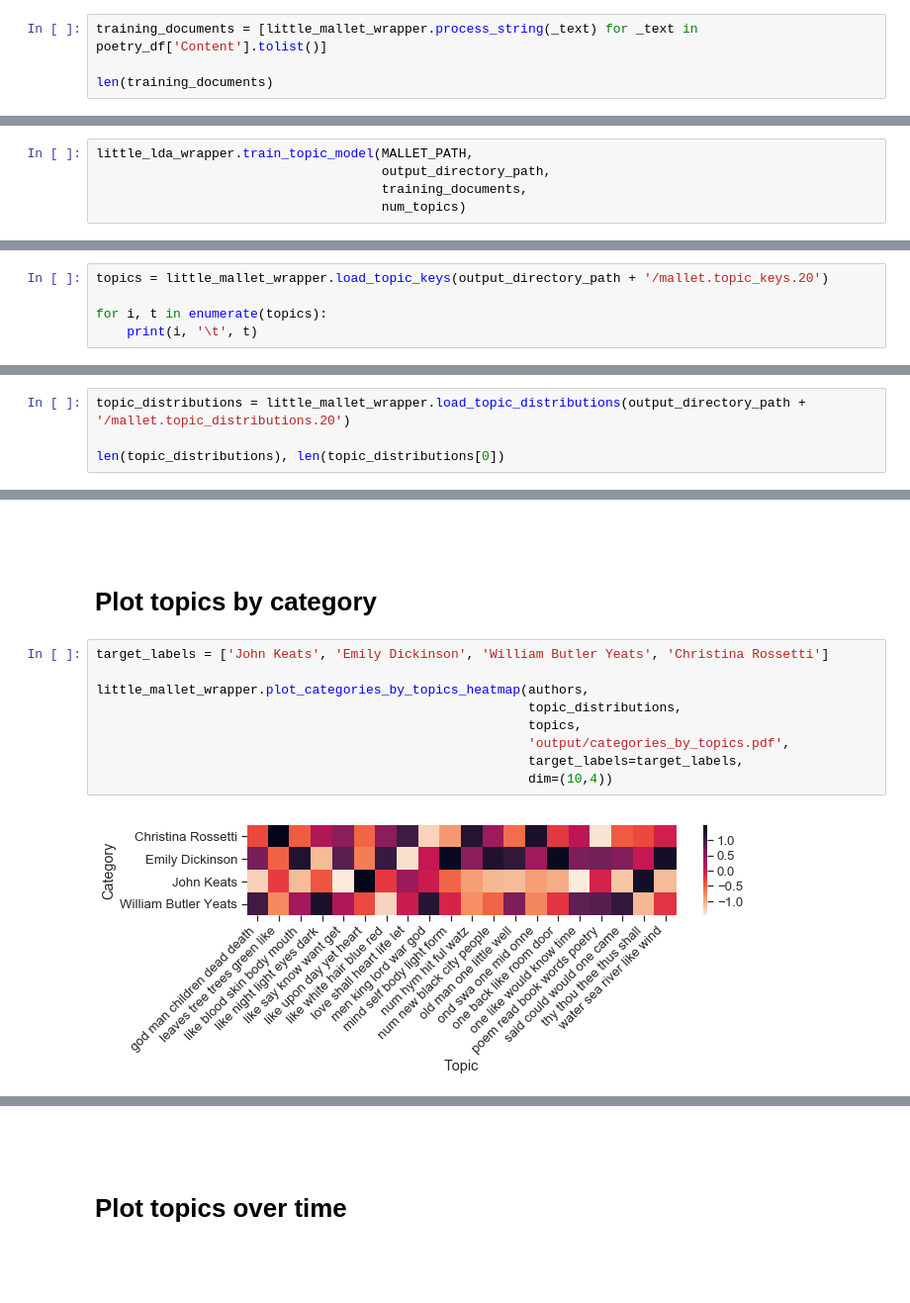
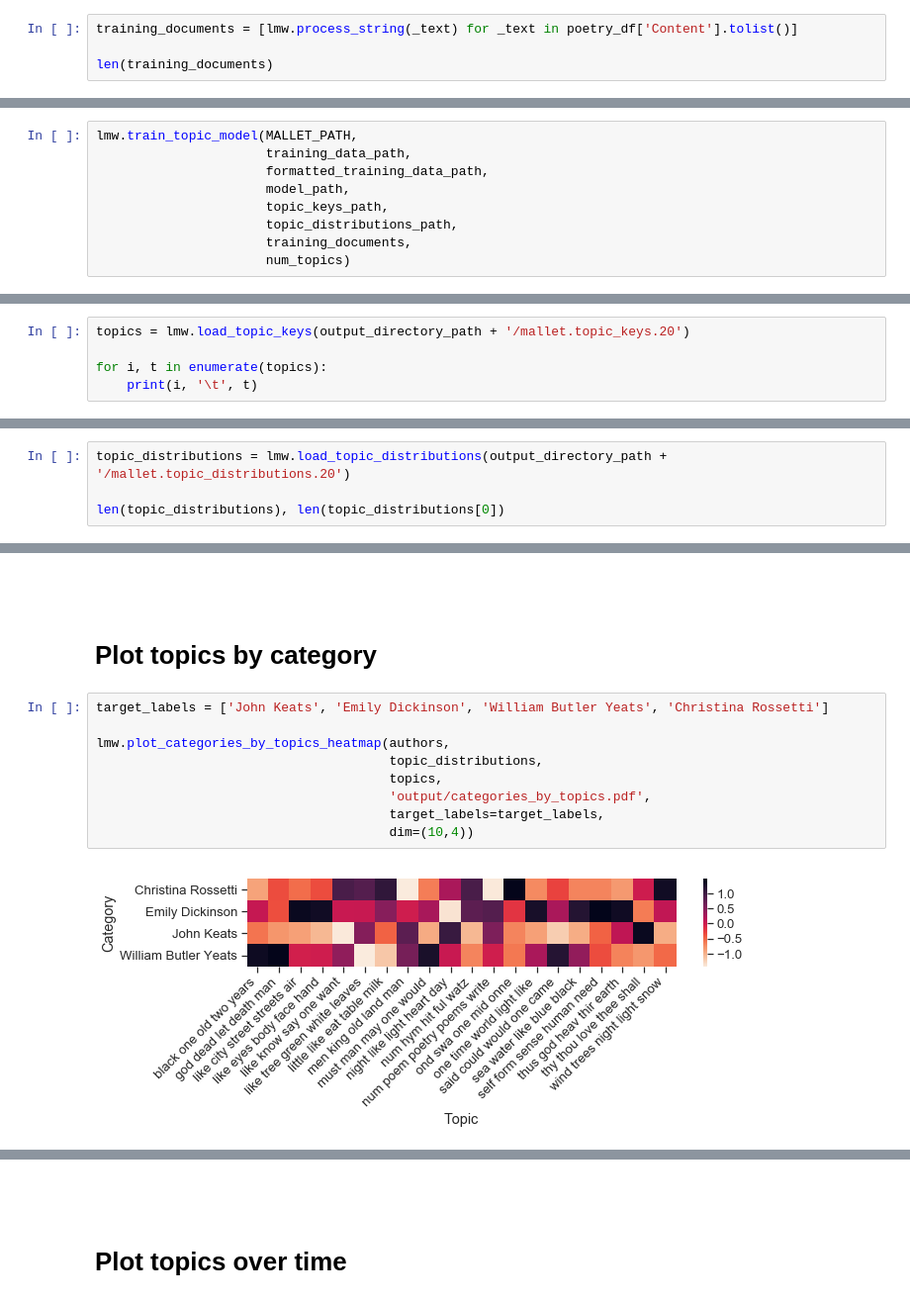
Before and after one commit to maria-antoniak/little-mallet-wrapper, a Jupyter notebook: demo.ipynb, the cells around one changed output, grey strips where cells are left out. Shown at 99% size. Saved outputs shown, nothing was run; the diff lists cells and outputs as text; blank space fills up the shorter version.

```diff
--- a/demo.ipynb
+++ b/demo.ipynb
@@ -77,7 +77,7 @@ print(len(poetry_df.loc[poetry_df['Author'] == 'Christina Rossetti'].index))
 # %% [output]
 30
 # %%
-training_documents = [little_mallet_wrapper.process_string(_text) for _text in poetry_df['Content'].tolist()]
+training_documents = [lmw.process_string(_text) for _text in poetry_df['Content'].tolist()]
 
 len(training_documents)
 # %% [output]
@@ -111,10 +111,14 @@ model_path                   = output_directory_path + '/mallet.model.' + str(nu
 topic_keys_path              = output_directory_path + '/mallet.topic_keys.' + str(num_topics)
 topic_distributions_path     = output_directory_path + '/mallet.topic_distributions.' + str(num_topics)
 # %%
-little_lda_wrapper.train_topic_model(MALLET_PATH,
-                                     output_directory_path,
-                                     training_documents,
-                                     num_topics)
+lmw.train_topic_model(MALLET_PATH,
+                      training_data_path,
+                      formatted_training_data_path,
+                      model_path,
+                      topic_keys_path,
+                      topic_distributions_path,
+                      training_documents,
+                      num_topics)
 # %% [output]
 Importing data...
 Training topic model...
@@ -124,7 +128,7 @@ Removing temporary files...
 
 # Load the topics
 # %%
-topics = little_mallet_wrapper.load_topic_keys(output_directory_path + '/mallet.topic_keys.20')
+topics = lmw.load_topic_keys(output_directory_path + '/mallet.topic_keys.20')
 
 for i, t in enumerate(topics):
     print(i, '\t', t)
@@ -152,5 +156,5 @@ for i, t in enumerate(topics):
 # %%
-topic_distributions = little_mallet_wrapper.load_topic_distributions(output_directory_path + '/mallet.topic_distributions.20')
+topic_distributions = lmw.load_topic_distributions(output_directory_path + '/mallet.topic_distributions.20')
 
 len(topic_distributions), len(topic_distributions[0])
 # %% [output]
@@ -185,14 +189,14 @@ topic_distributions[0]
 # %%
 target_labels = ['John Keats', 'Emily Dickinson', 'William Butler Yeats', 'Christina Rossetti']
 
-little_mallet_wrapper.plot_categories_by_topics_heatmap(authors,
-                                                        topic_distributions,
-                                                        topics,
-                                                        'output/categories_by_topics.pdf',
-                                                        target_labels=target_labels,
-                                                        dim=(10,4))
+lmw.plot_categories_by_topics_heatmap(authors,
+                                      topic_distributions,
+                                      topics,
+                                      'output/categories_by_topics.pdf',
+                                      target_labels=target_labels,
+                                      dim=(10,4))
 # %% [output]
-[figure, old version]
+[figure, new version]
 # %%
 target_labels = ['John Keats', 'Emily Dickinson', 'William Butler Yeats', 'Christina Rossetti']
 
```
Also changed, not shown: parts of 7 cells of this notebook, 1 other file.
